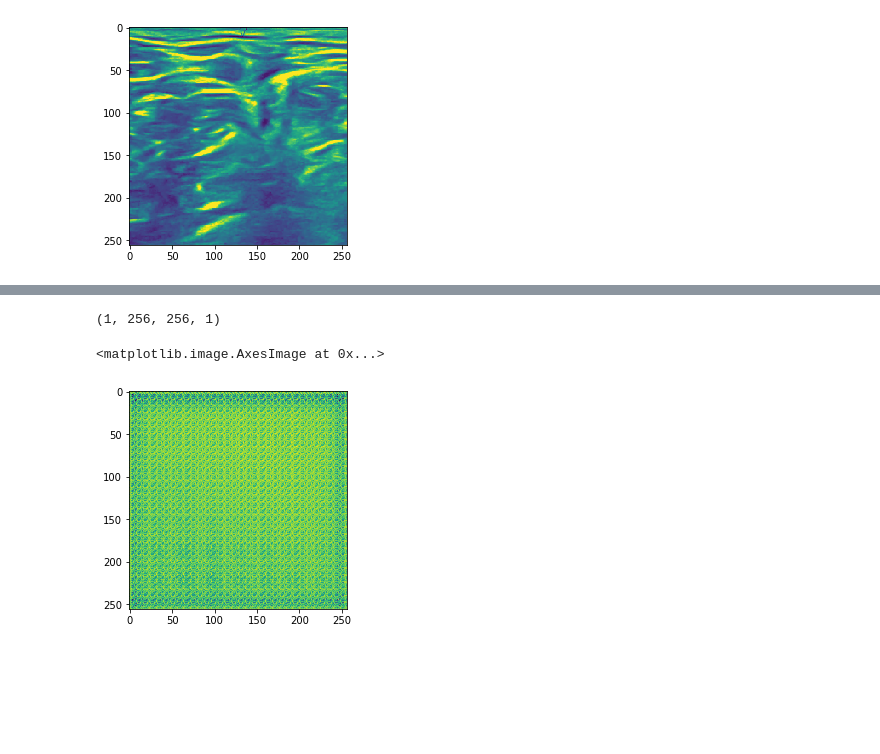
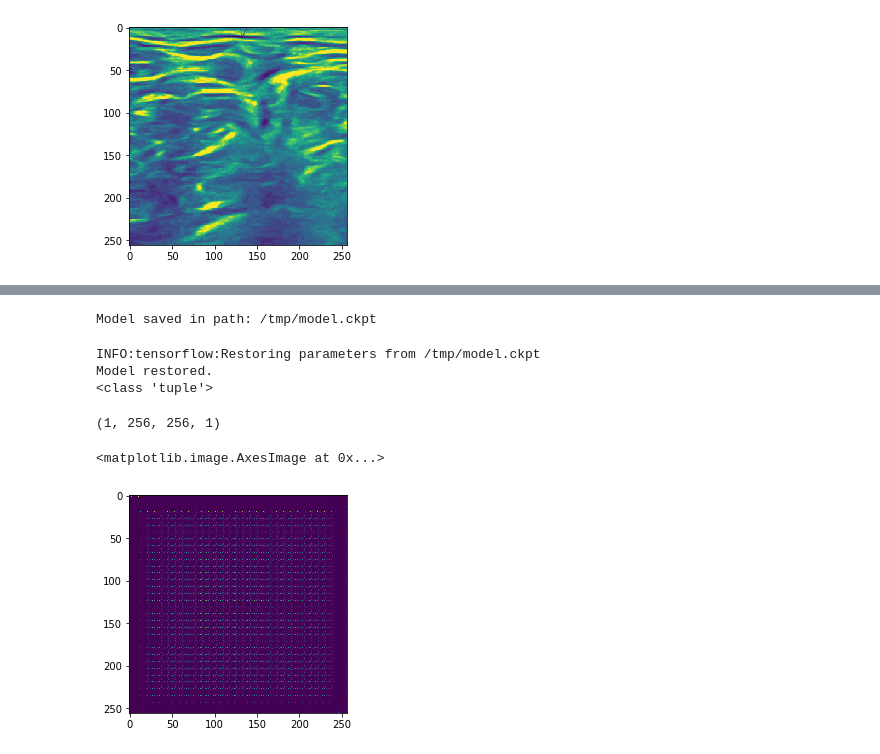
Before and after one commit to alexromano/nerve-segmentation, a Jupyter notebook: Nerve Segmentation.ipynb, the cells around one changed output, grey strips where cells are left out. Drawn from its saved outputs; the diff is of its cells as text; code cells hidden in the pictures; blank space fills up the shorter version.

```diff
--- a/Nerve Segmentation.ipynb
+++ b/Nerve Segmentation.ipynb
@@ -127,6 +127,9 @@ cross_entropy = tf.nn.sigmoid_cross_entropy_with_logits(logits=logits, labels=co
 loss_op = tf.reduce_mean(cross_entropy)
 train_op = tf.train.AdamOptimizer(learning_rate=learning_rate).minimize(loss_op)
 #     return loss_op, train_op
+predicted = tf.reshape(tf.nn.sigmoid(output_layer), (-1, num_classes), name='predicted')
+correct_pred = tf.equal(tf.round(predicted), correct_label_reshaped)
+accuracy = tf.reduce_mean(tf.cast(correct_pred, tf.float32), name='accuracy')
 # %%
 # training
 num_epochs = 7
@@ -136,6 +139,7 @@ keep_prob_val = 0.5
 # labels = np.zeros((8,32,32))
 # images = np.zeros((8,32,32,3))
 sess = tf.Session()
+epoch_accuracy = []
 # with tf.Session() as sess:
 # The calls to tf.zeros above do not actually instantiate the values
 # for w1 and w2; the following line tells TensorFlow to instantiate
@@ -150,8 +154,13 @@ for i in range(num_epochs):
         loss, _ = sess.run([loss_op, train_op],
                           feed_dict={image_input:img_batch, correct_label:lbl_batch, keep_prob:keep_prob_val})
 
+        acc = sess.run(accuracy, feed_dict={image_input: img_batch, correct_label: lbl_batch,
+                                                               keep_prob:1.0})
+
+        epoch_accuracy.append(acc)
         total_loss += loss
     print("Loss = {:.3f}".format(total_loss))
+    print("Accuracy = {:.3f}".format(np.mean(epoch_accuracy)))
     print()
 
 #         # Here we actually run the graph, using the feed_dict to pass the
@@ -181,15 +190,45 @@ Loss = 0.595
+# %%
+saver = tf.train.Saver()
+# Save the variables to disk.
+save_path = saver.save(sess, "/tmp/model.ckpt")
+print("Model saved in path: %s" % save_path)
+# %% [output]
+Model saved in path: /tmp/model.ckpt
+# %%
+#load model
+# Add ops to save and restore all the variables.
+saver = tf.train.Saver()
+
+# Later, launch the model, use the saver to restore variables from disk, and
+# do some work with the model.
+# sess = tf.Session()
+# Restore variables from disk.
+saver.restore(sess, "/tmp/model.ckpt")
+print("Model restored.")
+# %% [output]
+INFO:tensorflow:Restoring parameters from /tmp/model.ckpt
+Model restored.
+<class 'tuple'>
 # %%
-im = Image.open("ultrasound-nerve-segmentation/train/"+train_names[4]+".tif")
-im_arr = np.asarray(im.resize((256, 256)))
+im = Image.open("ultrasound-nerve-segmentation/train/"+train_names[0]+".tif")
+im_arr = np.array(im.resize((256, 256)))
 im_arr = 2*(im_arr - np.min(im_arr))/np.ptp(im_arr)-1
 im_arr = np.stack([im_arr, im_arr, im_arr], axis=2)
 im_arr = np.reshape(im_arr, (1, im_arr.shape[0], im_arr.shape[1], im_arr.shape[2]))
-prediction = sess.run(output_layer, feed_dict={image_input:im_arr, keep_prob:0.5})
+probs = tf.nn.sigmoid(output_layer)
+prediction = sess.run(probs, feed_dict={image_input:im_arr, keep_prob:1})
 prediction.shape
 # %% [output]
 (1, 256, 256, 1)
-# %%
-plt.imshow(np.reshape(prediction, (prediction.shape[1], prediction.shape[2])))
-# %% [output]
-<matplotlib.image.AxesImage at 0x...>
-[figure, removed]
+# %%
+# prediction[prediction > 0.5] = 1
+# prediction[prediction <= 0.5] = 0
+# print(prediction)
+lb = Image.open("ultrasound-nerve-segmentation/train/"+train_names[0]+"_mask.tif")
+lb_arr = np.array(lb.resize((256, 256)))
+# print(lb_arr.shape)
+# plt.imshow(lb_arr)
+plt.imshow(np.reshape(prediction, (prediction.shape[1], prediction.shape[2])))
+# %% [output]
+<matplotlib.image.AxesImage at 0x...>
+[figure, added]
```
Also changed, not shown: parts of 3 cells of this notebook.
